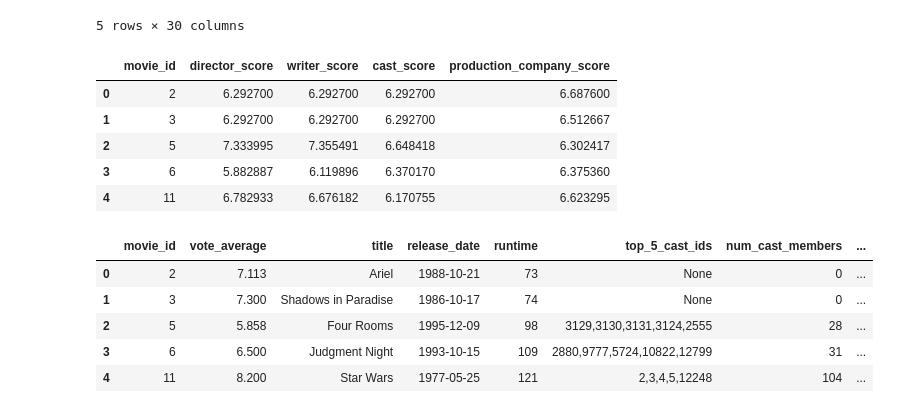
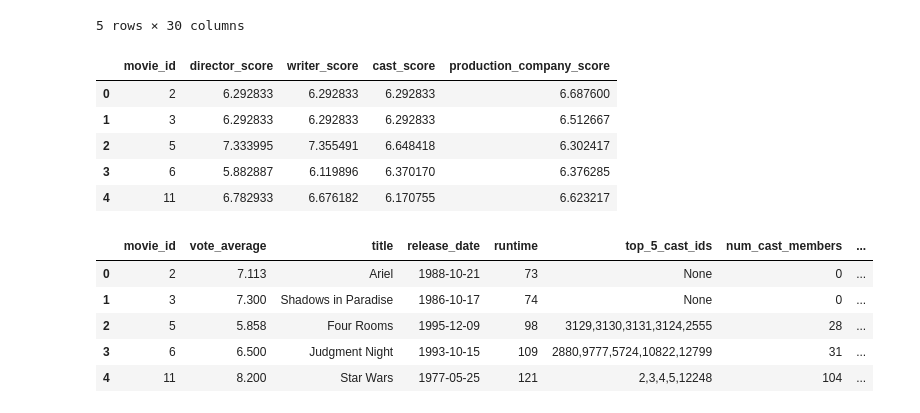
Before and after one commit to jonnycomes/movie-data, a Jupyter notebook: notebooks/03_prediction_with_scores.ipynb, the cells around one changed output. Drawn from its saved outputs; the diff is of its cells as text; code cells hidden in the pictures.

```diff
--- a/notebooks/03_prediction_with_scores.ipynb
+++ b/notebooks/03_prediction_with_scores.ipynb
@@ -39,15 +39,15 @@ lambda_writers    = 0.000377
 lambda_cast_time  = 0.000592
 lambda_cast_order = 0.122
 # %%
-df_scores = load_sql.fetch_scores(lambda_director, lambda_writers, lambda_cast_time, lambda_cast_order)
+df_scores = load_sql.fetch_scores_by_tmdb(lambda_director, lambda_writers, lambda_cast_time, lambda_cast_order)
 df_scores.head()
 # %% [output]
 |  | movie_id | director_score | writer_score | cast_score | production_company_score |
-| 0 | 2 | 6.292700 | 6.292700 | 6.292700 | 6.687600 |
-| 1 | 3 | 6.292700 | 6.292700 | 6.292700 | 6.512667 |
+| 0 | 2 | 6.292833 | 6.292833 | 6.292833 | 6.687600 |
+| 1 | 3 | 6.292833 | 6.292833 | 6.292833 | 6.512667 |
 | 2 | 5 | 7.333995 | 7.355491 | 6.648418 | 6.302417 |
-| 3 | 6 | 5.882887 | 6.119896 | 6.370170 | 6.375360 |
-| 4 | 11 | 6.782933 | 6.676182 | 6.170755 | 6.623295 |
+| 3 | 6 | 5.882887 | 6.119896 | 6.370170 | 6.376285 |
+| 4 | 11 | 6.782933 | 6.676182 | 6.170755 | 6.623217 |
 # %%
 df = pd.merge(df, df_scores, on='movie_id')
 df.head()
```
Also changed, not shown: parts of 6 cells of this notebook, 6 other files.
